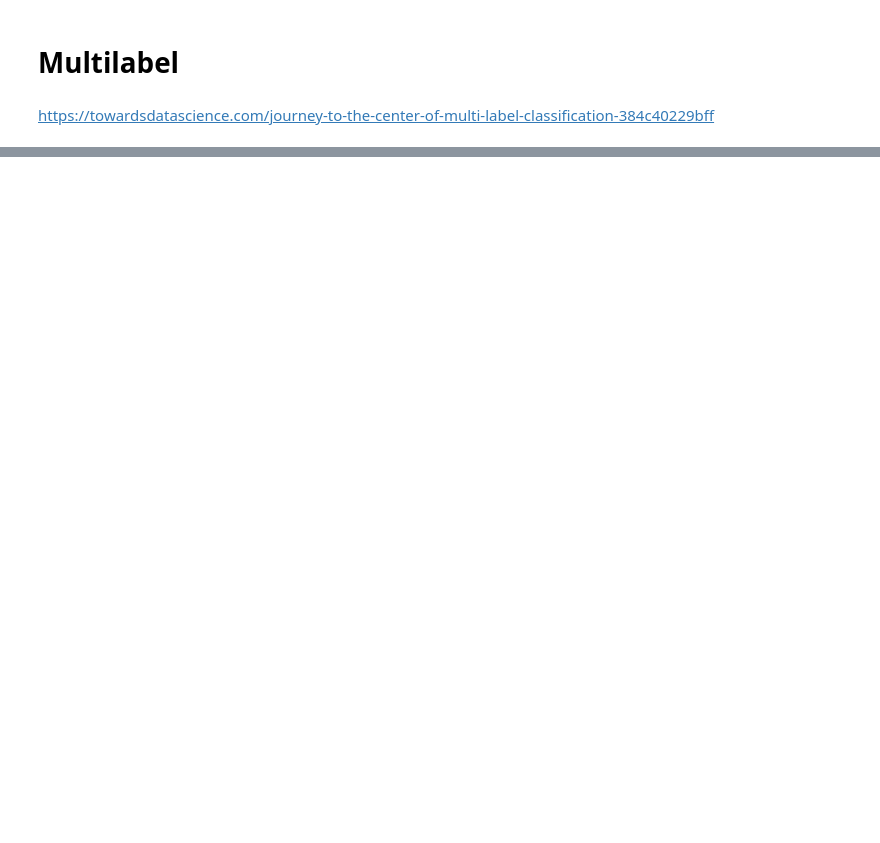
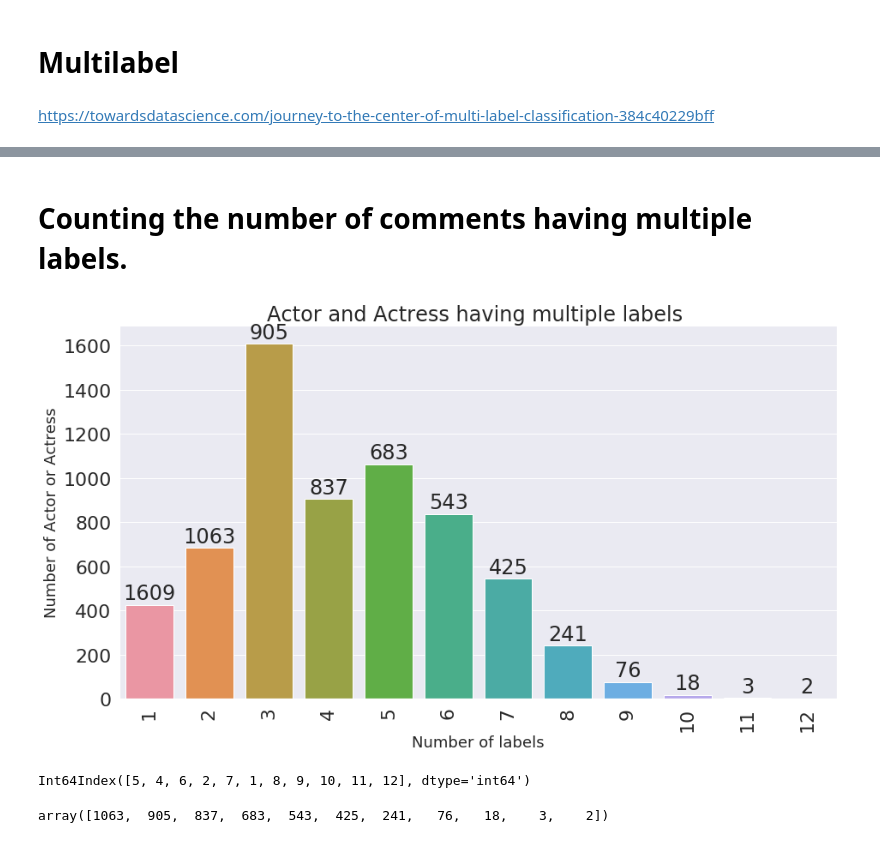
Before and after one commit to LuWang-zishuijing/ResumeClassifier, a Jupyter notebook: multilabel_classification.ipynb, the cells around one changed output, grey strips where cells are left out. Saved outputs shown, nothing was run; the diff lists cells and outputs as text; code cells hidden in the pictures; blank space fills up the shorter version.

```diff
--- a/multilabel_classification.ipynb
+++ b/multilabel_classification.ipynb
@@ -36,0 +80,30 @@ actors_vs_8743_lables_v2_6405.gender.value_counts()
+# %% [markdown]
+# Counting the number of comments having multiple labels.
+# %%
+rowSums = multilabel_label_fre_to_num.iloc[:,:].sum(axis=1)
+multiLabel_counts = rowSums.value_counts()
+multiLabel_counts = multiLabel_counts.iloc[:]
+sns.set(font_scale = 2)
+plt.figure(figsize=(15,8))
+ax = sns.barplot(multiLabel_counts.index.values, multiLabel_counts.values)
+plt.title("Actor and Actress having multiple labels ")
+plt.ylabel('Number of Actor or Actress', fontsize=18)
+plt.xlabel('Number of labels', fontsize=18)
+plt.xticks(rotation='vertical')
+#adding the text labels
+rects = ax.patches
+labels = multiLabel_counts.values
+for rect, label in zip(rects, labels):
+    height = rect.get_height()
+    ax.text(rect.get_x() + rect.get_width()/2, height + 5, label, ha='center', va='bottom')
+plt.show()
+# %% [output]
+[figure, added]
+# %%
+multiLabel_counts.index
+# %% [output]
+Int64Index([5, 4, 6, 2, 7, 1, 8, 9, 10, 11, 12], dtype='int64')
+# %%
+multiLabel_counts.values
+# %% [output]
+array([1063,  905,  837,  683,  543,  425,  241,   76,   18,    3,    2])
```
Also changed, not shown: parts of 22 cells of this notebook, 6 other files.
